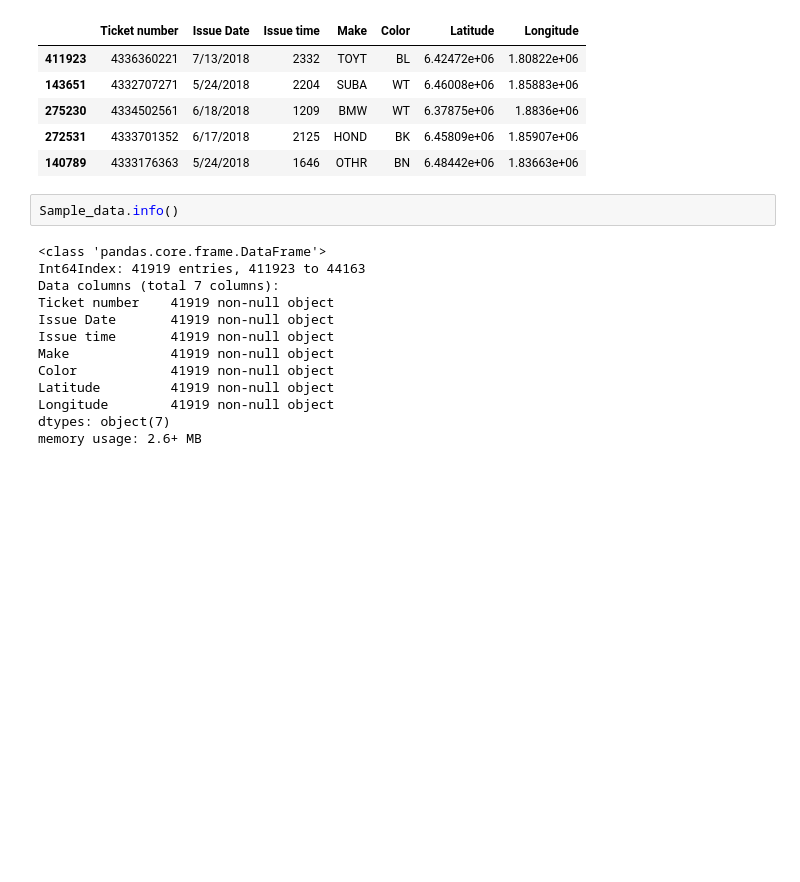
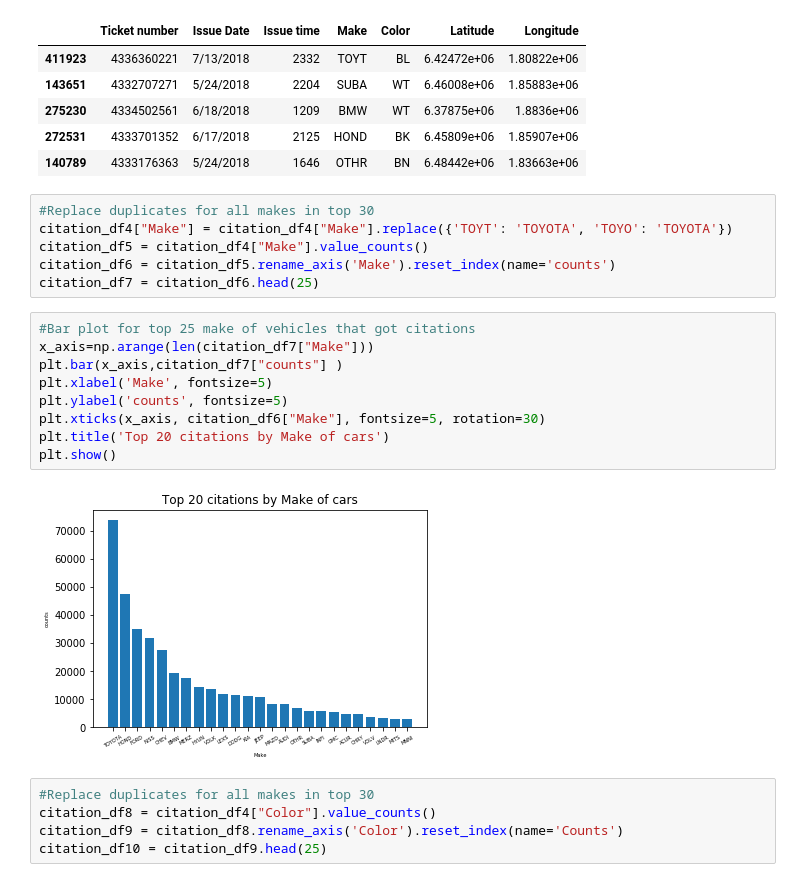
Before and after one commit to chele0630/Team3_Project1, a Jupyter notebook: CitationPy.ipynb, the cells around one changed output. Cells and saved outputs as stored; diff of their text form; blank space fills up the shorter version.

```diff
--- a/CitationPy.ipynb
+++ b/CitationPy.ipynb
@@ -194,18 +83,25 @@ Sample_data.head()
 | 275230 | 4334502561 | 6/18/2018 | 1209 | BMW | WT | 6.37875e+06 | 1.8836e+06 |
 | 272531 | 4333701352 | 6/17/2018 | 2125 | HOND | BK | 6.45809e+06 | 1.85907e+06 |
 | 140789 | 4333176363 | 5/24/2018 | 1646 | OTHR | BN | 6.48442e+06 | 1.83663e+06 |
-# %%
-Sample_data.info()
-# %% [output]
-<class 'pandas.core.frame.DataFrame'>
-Int64Index: 41919 entries, 411923 to 44163
-Data columns (total 7 columns):
-Ticket number    41919 non-null object
-Issue Date       41919 non-null object
-Issue time       41919 non-null object
-Make             41919 non-null object
-Color            41919 non-null object
-Latitude         41919 non-null object
-Longitude        41919 non-null object
-dtypes: object(7)
-memory usage: 2.6+ MB
+# %%
+#Replace duplicates for all makes in top 30
+citation_df4["Make"] = citation_df4["Make"].replace({'TOYT': 'TOYOTA', 'TOYO': 'TOYOTA'})
+citation_df5 = citation_df4["Make"].value_counts()
+citation_df6 = citation_df5.rename_axis('Make').reset_index(name='counts')
+citation_df7 = citation_df6.head(25)
+# %%
+#Bar plot for top 25 make of vehicles that got citations
+x_axis=np.arange(len(citation_df7["Make"]))
+plt.bar(x_axis,citation_df7["counts"] )
+plt.xlabel('Make', fontsize=5)
+plt.ylabel('counts', fontsize=5)
+plt.xticks(x_axis, citation_df6["Make"], fontsize=5, rotation=30)
+plt.title('Top 20 citations by Make of cars')
+plt.show()
+# %% [output]
+[figure, added]
+# %%
+#Replace duplicates for all makes in top 30
+citation_df8 = citation_df4["Color"].value_counts()
+citation_df9 = citation_df8.rename_axis('Color').reset_index(name='Counts')
+citation_df10 = citation_df9.head(25)
```
Also changed, not shown: parts of 25 cells of this notebook, 1 other file.
